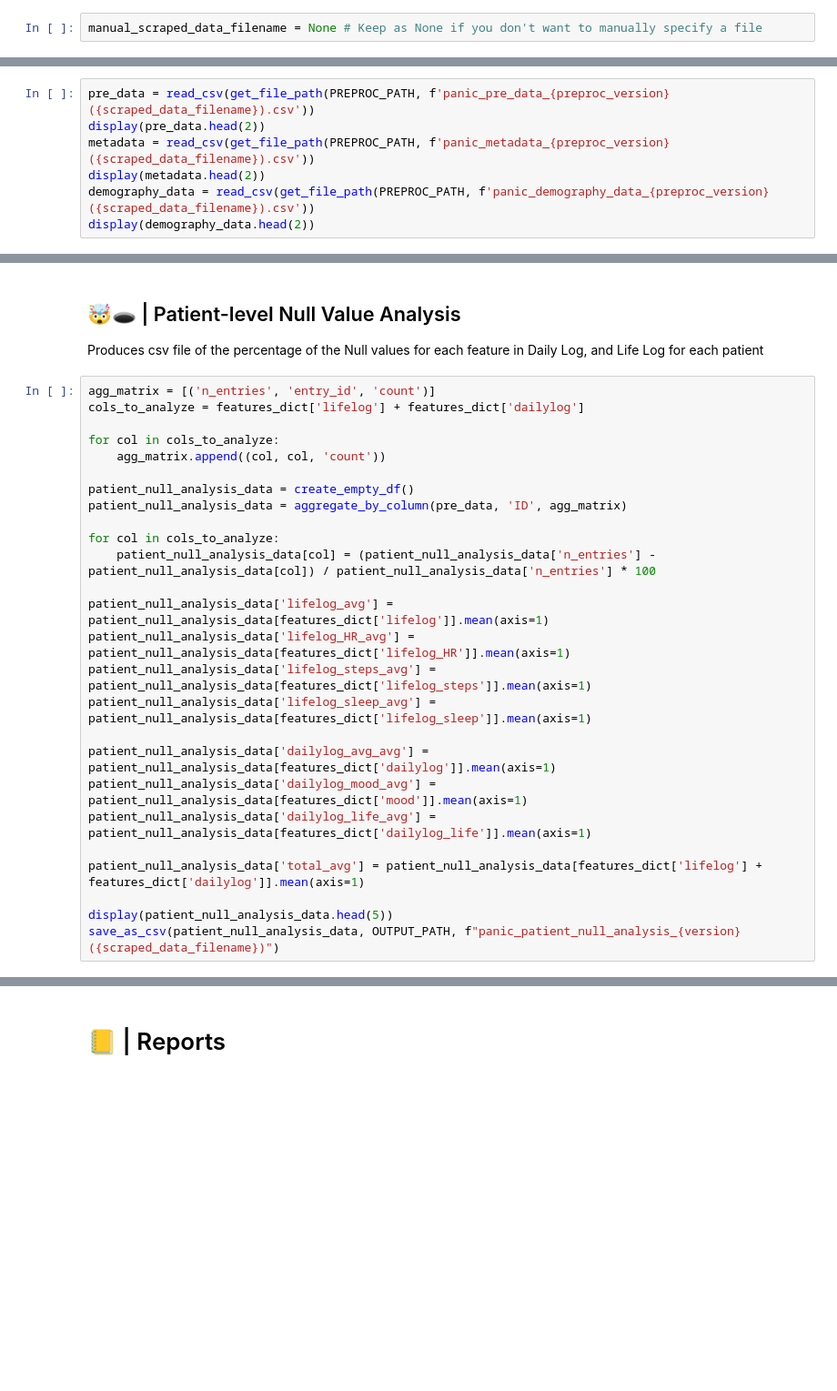
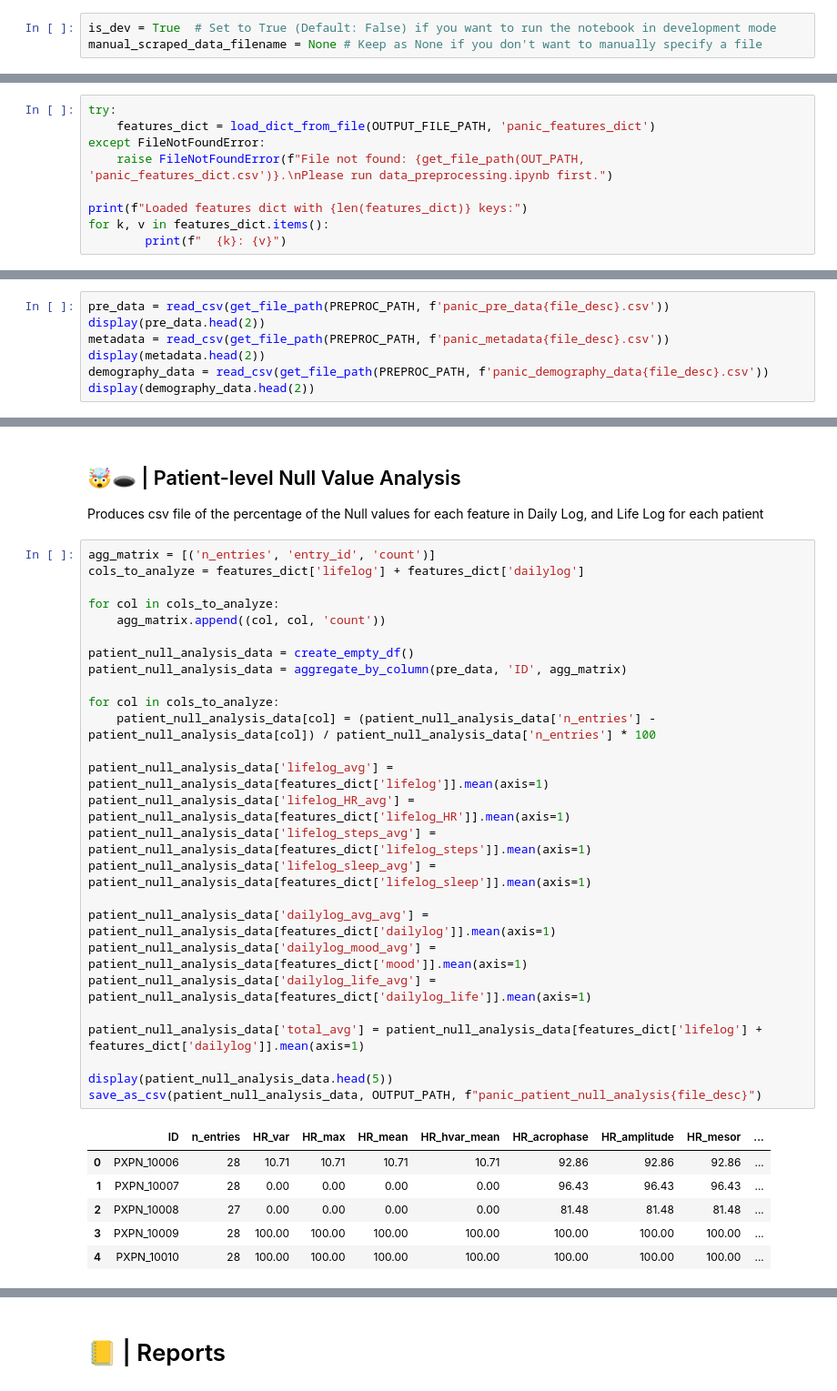
Before and after one commit to cyshin971/Panic-Project-DHLAB, a Jupyter notebook: data_preprocessing/data_analysis.ipynb, the cells around one changed output, grey strips where cells are left out. Shown: that part at 91% size. Saved outputs shown, nothing was run; the diff lists cells and outputs as text; blank space fills up the shorter version.

Commit message:
data_analysis v3.1

```diff
--- a/data_preprocessing/data_analysis.ipynb
+++ b/data_preprocessing/data_analysis.ipynb
@@ -38,4 +39,5 @@ from library.path_utils import get_file_path
 # %% [markdown]
 # ⚙️ | Settings
 # %%
+is_dev = True  # Set to True (Default: False) if you want to run the notebook in development mode
 manual_scraped_data_filename = None # Keep as None if you don't want to manually specify a file
@@ -76,0 +107,9 @@ OUTPUT_PATH = f"{OUT_PATH}/{scraped_data_filename}/analysis"
+# %%
+try:
+	features_dict = load_dict_from_file(OUTPUT_FILE_PATH, 'panic_features_dict')
+except FileNotFoundError:
+    raise FileNotFoundError(f"File not found: {get_file_path(OUT_PATH, 'panic_features_dict.csv')}.\nPlease run data_preprocessing.ipynb first.")
+
+print(f"Loaded features dict with {len(features_dict)} keys:")
+for k, v in features_dict.items():
+        print(f"  {k}: {v}")
@@ -77,9 +132,9 @@ OUTPUT_PATH = f"{OUT_PATH}/{scraped_data_filename}/analysis"
 # %% [markdown]
 ## Load Preprocessed Data
 # %%
-pre_data = read_csv(get_file_path(PREPROC_PATH, f'panic_pre_data_{preproc_version}({scraped_data_filename}).csv'))
+pre_data = read_csv(get_file_path(PREPROC_PATH, f'panic_pre_data{file_desc}.csv'))
 display(pre_data.head(2))
-metadata = read_csv(get_file_path(PREPROC_PATH, f'panic_metadata_{preproc_version}({scraped_data_filename}).csv'))
+metadata = read_csv(get_file_path(PREPROC_PATH, f'panic_metadata{file_desc}.csv'))
 display(metadata.head(2))
-demography_data = read_csv(get_file_path(PREPROC_PATH, f'panic_demography_data_{preproc_version}({scraped_data_filename}).csv'))
+demography_data = read_csv(get_file_path(PREPROC_PATH, f'panic_demography_data{file_desc}.csv'))
 display(demography_data.head(2))
@@ -186,26 +273,33 @@ Produces csv file of the percentage of the Null values for each feature in Daily
 # %%
 agg_matrix = [('n_entries', 'entry_id', 'count')]
 cols_to_analyze = features_dict['lifelog'] + features_dict['dailylog']
 
 for col in cols_to_analyze:
     agg_matrix.append((col, col, 'count'))
 
 patient_null_analysis_data = create_empty_df()
 patient_null_analysis_data = aggregate_by_column(pre_data, 'ID', agg_matrix)
 
 for col in cols_to_analyze:
     patient_null_analysis_data[col] = (patient_null_analysis_data['n_entries'] - patient_null_analysis_data[col]) / patient_null_analysis_data['n_entries'] * 100
 
 patient_null_analysis_data['lifelog_avg'] = patient_null_analysis_data[features_dict['lifelog']].mean(axis=1)
 patient_null_analysis_data['lifelog_HR_avg'] = patient_null_analysis_data[features_dict['lifelog_HR']].mean(axis=1)
 patient_null_analysis_data['lifelog_steps_avg'] = patient_null_analysis_data[features_dict['lifelog_steps']].mean(axis=1)
 patient_null_analysis_data['lifelog_sleep_avg'] = patient_null_analysis_data[features_dict['lifelog_sleep']].mean(axis=1)
 
 patient_null_analysis_data['dailylog_avg_avg'] = patient_null_analysis_data[features_dict['dailylog']].mean(axis=1)
 patient_null_analysis_data['dailylog_mood_avg'] = patient_null_analysis_data[features_dict['mood']].mean(axis=1)
 patient_null_analysis_data['dailylog_life_avg'] = patient_null_analysis_data[features_dict['dailylog_life']].mean(axis=1)
 
 patient_null_analysis_data['total_avg'] = patient_null_analysis_data[features_dict['lifelog'] + features_dict['dailylog']].mean(axis=1)
 
 display(patient_null_analysis_data.head(5))
-save_as_csv(patient_null_analysis_data, OUTPUT_PATH, f"panic_patient_null_analysis_{version}({scraped_data_filename})")
+save_as_csv(patient_null_analysis_data, OUTPUT_PATH, f"panic_patient_null_analysis{file_desc}")
+# %% [output]
+|  | ID | n_entries | HR_var | HR_max | HR_mean | HR_hvar_mean | HR_acrophase | HR_amplitude | HR_mesor | ... |
+| 0 | PXPN_10006 | 28 | 10.71 | 10.71 | 10.71 | 10.71 | 92.86 | 92.86 | 92.86 | ... |
+| 1 | PXPN_10007 | 28 | 0.00 | 0.00 | 0.00 | 0.00 | 96.43 | 96.43 | 96.43 | ... |
+| 2 | PXPN_10008 | 27 | 0.00 | 0.00 | 0.00 | 0.00 | 81.48 | 81.48 | 81.48 | ... |
+| 3 | PXPN_10009 | 28 | 100.00 | 100.00 | 100.00 | 100.00 | 100.00 | 100.00 | 100.00 | ... |
+| 4 | PXPN_10010 | 28 | 100.00 | 100.00 | 100.00 | 100.00 | 100.00 | 100.00 | 100.00 | ... |
```
Also changed, not shown: parts of 25 cells of this notebook, 2 other files.
